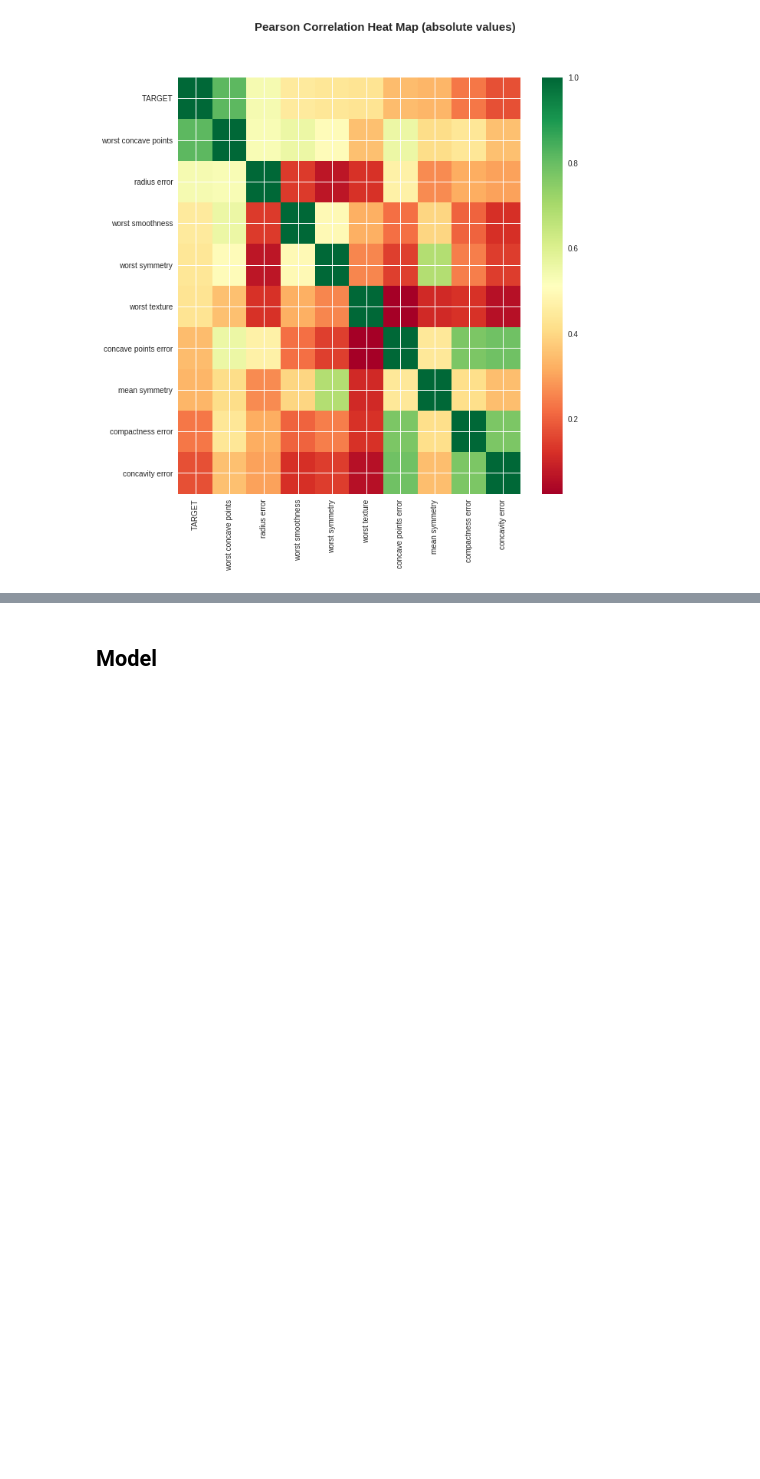
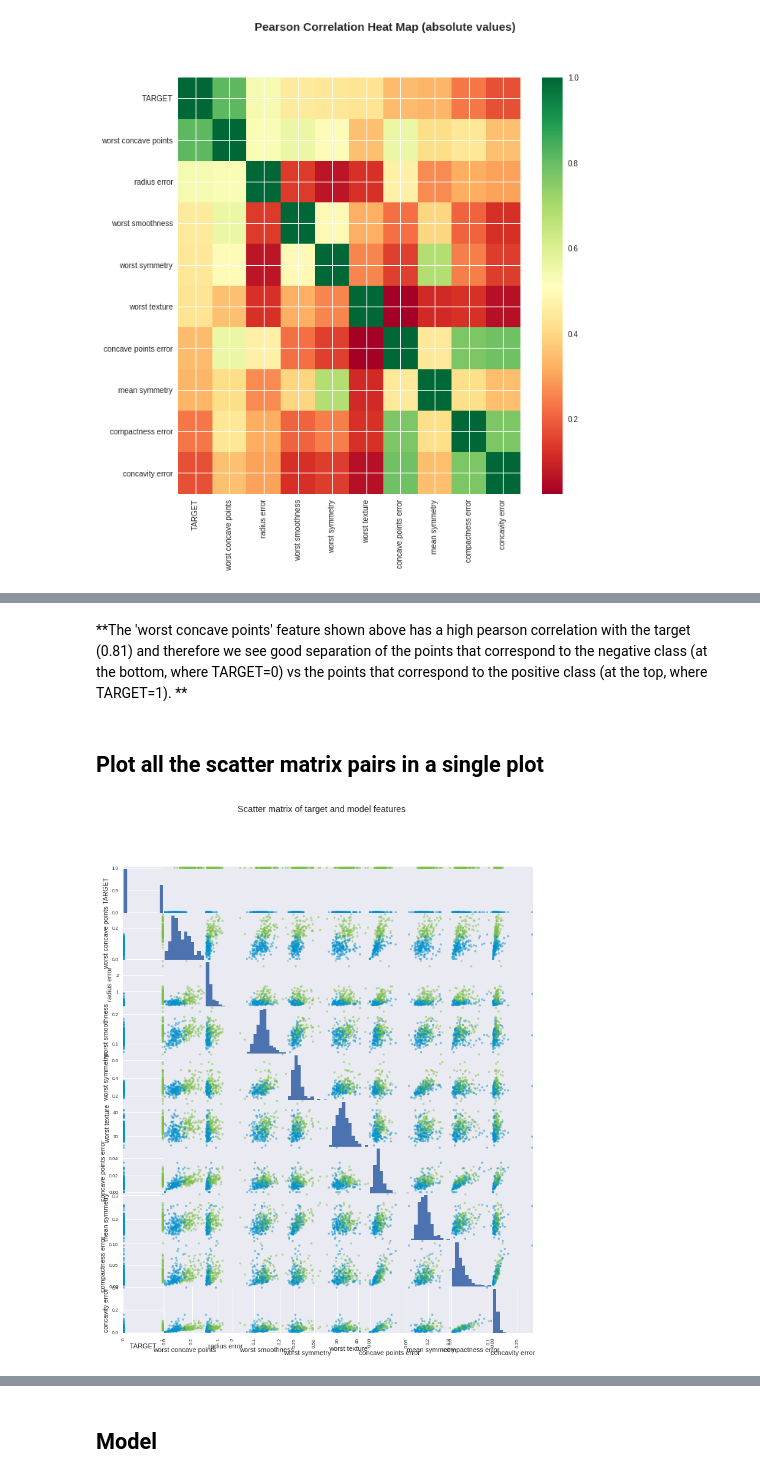
Before and after one commit to gal-a/blog, a Jupyter notebook: docs/notebooks/sklearn/sklearn_logistic_regression_vs_gbm.ipynb, the cells around one changed output, grey strips where cells are left out. Drawn from its saved outputs; the diff is of its cells as text; code cells hidden in the pictures; blank space fills up the shorter version.

```diff
--- a/docs/notebooks/sklearn/sklearn_logistic_regression_vs_gbm.ipynb
+++ b/docs/notebooks/sklearn/sklearn_logistic_regression_vs_gbm.ipynb
@@ -331,0 +338,12 @@ Function correlation_matrix: X.shape, y.shape, yX.shape: (284, 9) (284,) (284, 1
+# %% [markdown]
+**The 'worst concave points' feature shown above has a high pearson correlation with the target (0.81) and therefore we see good separation of the points that correspond to the negative class (at the bottom, where TARGET=0) vs the points that correspond to the positive class (at the top, where TARGET=1). **
+# %% [markdown]
+## Plot all the scatter matrix pairs in a single plot
+# %%
+color_map = {0: '#0392cf', 1: '#7bc043'}  # 0 (negative class): blue, 1 (positive class): green
+colors = yX3['TARGET'].map(lambda x: color_map.get(x))
+pd.plotting.scatter_matrix(yX3, alpha=0.5, color=colors, figsize=(12,14), diagonal='hist', hist_kwds={'bins':12})
+plt.suptitle('Scatter matrix of target and model features')
+plt.show()
+# %% [output]
+[figure, added]
```
Also changed, not shown: parts of 10 cells of this notebook.
